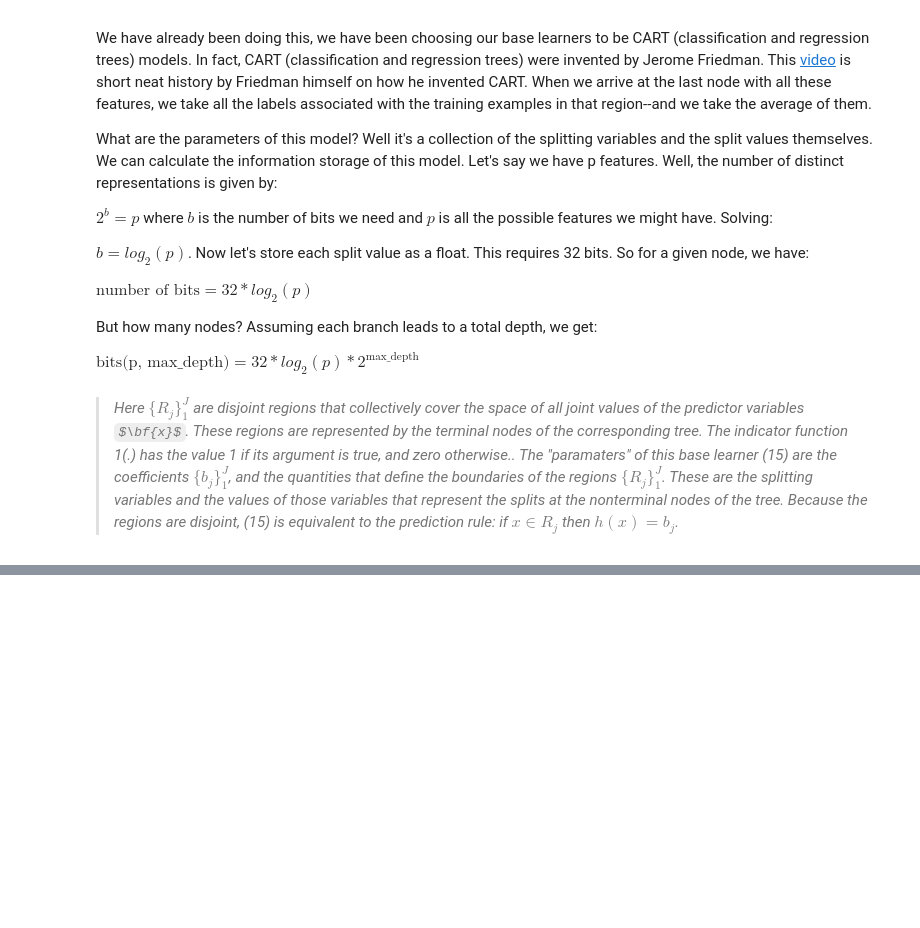
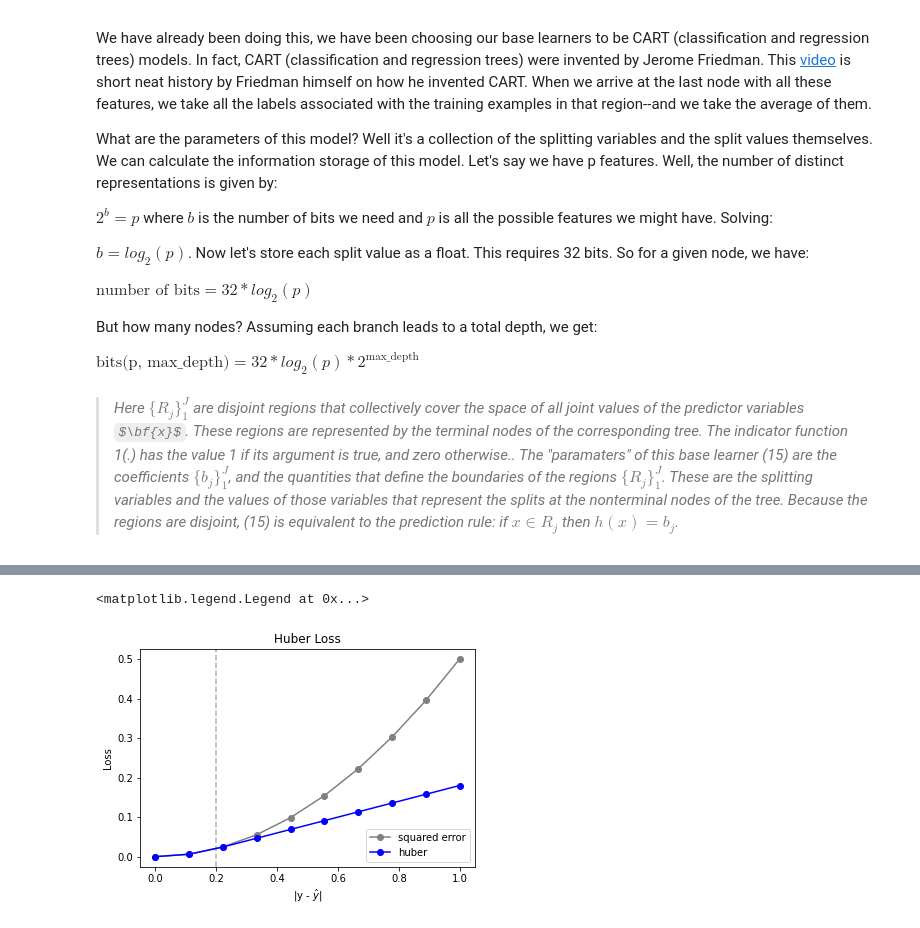
Before and after one commit to mattsgithub/papers-deconstructed, a Jupyter notebook: greedy_function_approximation_a_gradient_boosting_machine.ipynb, the cells around one changed output, grey strips where cells are left out. Drawn from its saved outputs; the diff is of its cells as text; code cells hidden in the pictures; some formulas as TeX source; blank space fills up the shorter version.

```diff
--- a/greedy_function_approximation_a_gradient_boosting_machine.ipynb
+++ b/greedy_function_approximation_a_gradient_boosting_machine.ipynb
@@ -1049,0 +1071,30 @@ So the 'best' leaf value is calculating the residual of each ($y - \hat{y}$) in
+# %%
+fig, ax = plt.subplots()
+delta = .2
+residual = np.linspace(start=0, stop=1, num=10)
+squared_error_loss = lambda x: .5 * x**2
+huber_error_loss = lambda x: .5 * x**2
+
+def huber_loss(residual, delta):
+
+    # Use original loss
+    loss = squared_error_loss(residual)
+
+    # Now correct outliers
+    I = residual > delta
+    huber_loss = delta * (residual - delta/2.)
+    loss[I] = huber_loss[I]
+
+    return loss
+
+ax.set_title('Huber Loss')
+ax.set_xlabel('|Residual|')
+ax.set_ylabel('Loss')
+ax.set_xlabel('|y - $\hat{y}$|')
+ax.axvline(x=delta, linestyle='--', alpha=.3, color='black')
+ax.plot(residual, squared_error_loss(residual), marker='o', color='gray', label='squared error')
+ax.plot(residual, huber_loss(residual, delta), marker='o', color='blue', label='huber')
+ax.legend()
+# %% [output]
+<matplotlib.legend.Legend at 0x...>
+[figure, added]
```
Also changed, not shown: parts of 10 cells of this notebook, 2 other files.
